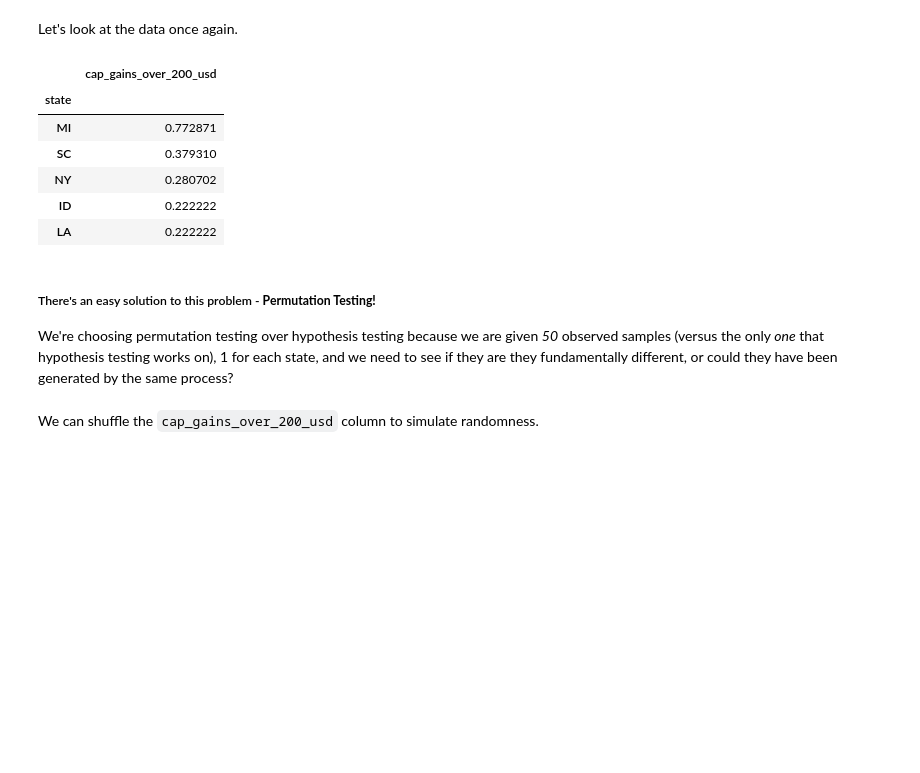
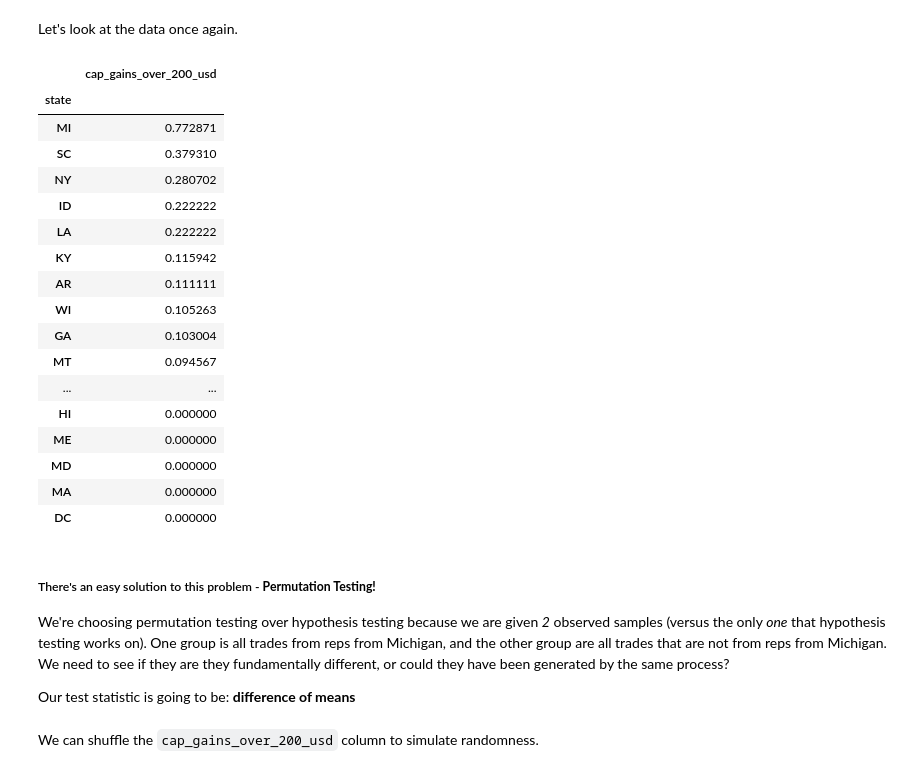
Before and after one commit to tharvipop/sussy-stock-trades, a Jupyter notebook: hypothesis_test.ipynb, the cells around one changed output. Drawn from its saved outputs; the diff is of its cells as text; code cells hidden in the pictures; blank space fills up the shorter version.

````diff
--- a/hypothesis_test.ipynb
+++ b/hypothesis_test.ipynb
@@ -26,20 +25,33 @@ Let's look at the data once again.
 # %%
 (
     df.groupby('state').mean()
-    .sort_values(by='cap_gains_over_200_usd', ascending=False).head(5)
+    .sort_values(by='cap_gains_over_200_usd', ascending=False)
 )
 # %% [output]
 |  | cap_gains_over_200_usd |
 | state |  |
 | MI | 0.772871 |
 | SC | 0.379310 |
 | NY | 0.280702 |
 | ID | 0.222222 |
 | LA | 0.222222 |
+| KY | 0.115942 |
+| AR | 0.111111 |
+| WI | 0.105263 |
+| GA | 0.103004 |
+| MT | 0.094567 |
+| ... | ... |
+| HI | 0.000000 |
+| ME | 0.000000 |
+| MD | 0.000000 |
+| MA | 0.000000 |
+| DC | 0.000000 |
 # %% [markdown]
 ##### There's an easy solution to this problem - **Permutation Testing!**
 
-We're choosing permutation testing over hypothesis testing because we are given *50* observed samples (versus the only *one* that hypothesis testing works on), 1 for each state, and we need to see if they are they fundamentally different, or could they have been generated by the same process?
+We're choosing permutation testing over hypothesis testing because we are given *2* observed samples (versus the only *one* that hypothesis testing works on). One group is all trades from reps from Michigan, and the other group are all trades that are not from reps from Michigan. We need to see if they are they fundamentally different, or could they have been generated by the same process?
+
+Our test statistic is going to be: **difference of means**
 # %% [markdown]
 We can shuffle the ```cap_gains_over_200_usd``` column to simulate randomness.
 # %%
````
Also changed, not shown: parts of 4 cells of this notebook, 1 other file.
